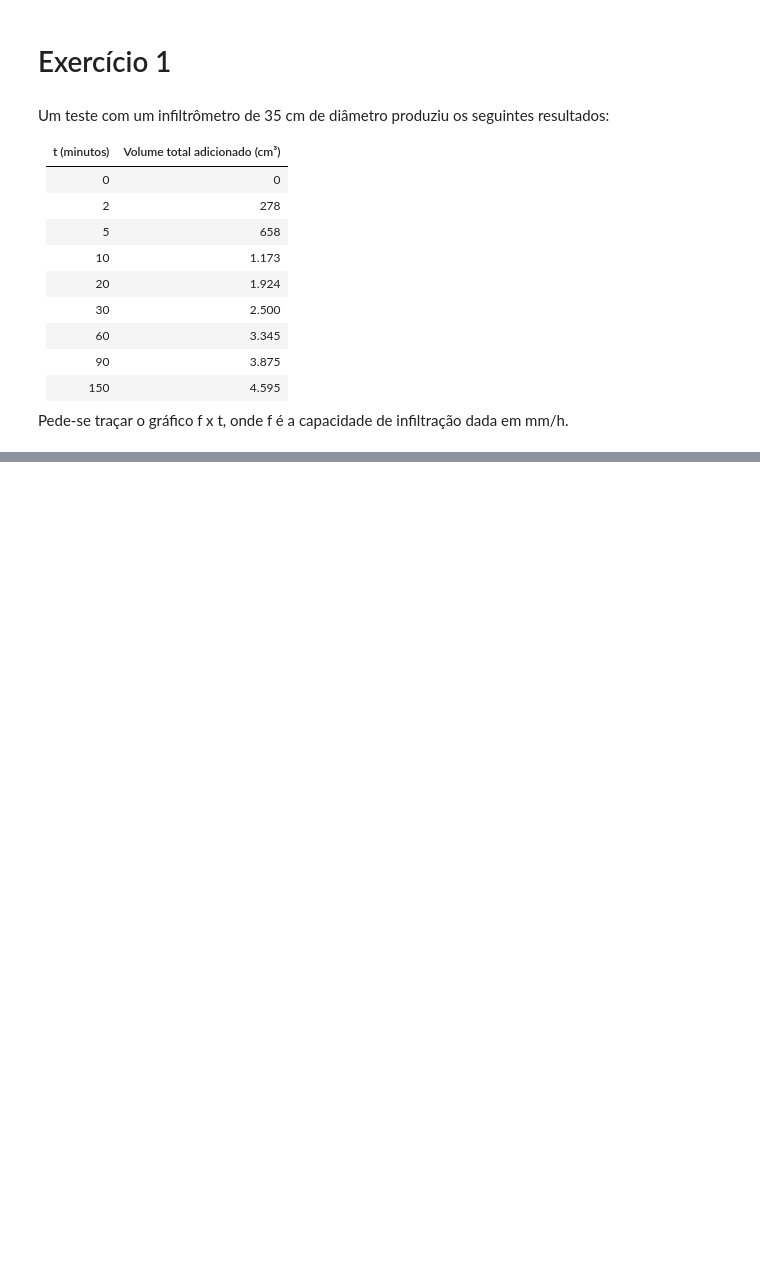
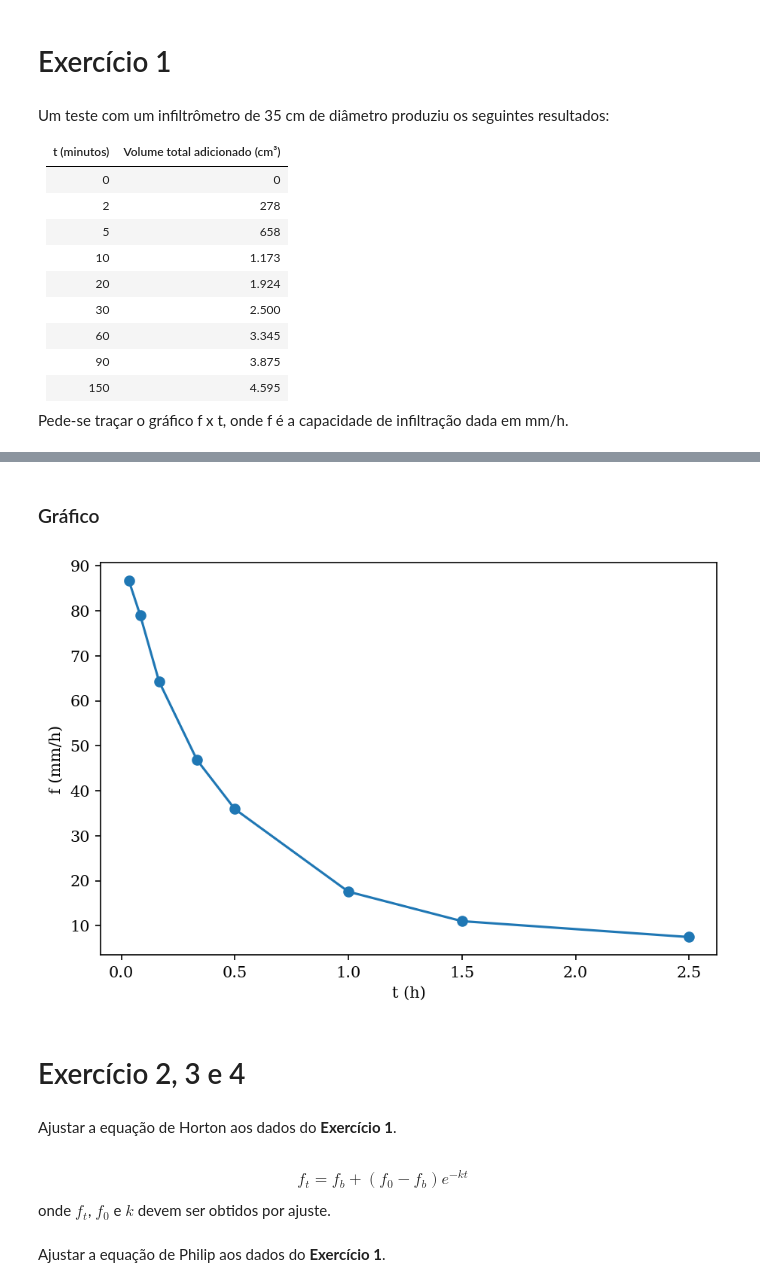
Before and after one commit to rqaita/hydrology, a Jupyter notebook: l_03.ipynb, the cells around one changed output, grey strips where cells are left out. Cells and saved outputs as stored; diff of their text form; code cells hidden in the pictures; blank space fills up the shorter version.

```diff
--- a/l_03.ipynb
+++ b/l_03.ipynb
@@ -35,0 +48,2 @@ e_01_dados = pd.DataFrame(e_01_dados)
+# %%
+A = 0.25 * np.pi * 35**2  # cm2
@@ -35,0 +56,7 @@ e_01_dados = pd.DataFrame(e_01_dados)
+# %%
+delta = e_01_dados.diff()
+delta["f"] = (delta["v"] * 1e+3) / (delta["t"] / 60) / (A * 1e+2)
+delta = delta.rename(columns={"t":"dt", "v":"dv"})
+# %%
+e_01_dados = pd.concat([e_01_dados, delta], axis=1)
+e_01_dados
@@ -35,0 +74,24 @@ e_01_dados = pd.DataFrame(e_01_dados)
+# %% [markdown]
+### Gráfico
+# %%
+fig, ax = plt.subplots(constrained_layout=True)
+
+ax.plot(e_01_dados["t"] / 60, delta["f"], marker="o")
+ax.set_xlabel("t (h)")
+ax.set_ylabel("f (mm/h)")
+
+fig.savefig("figures/l_03_01.png", format="png", dpi=300)
+plt.show()
+# %% [output]
+[figure, added]
+# %% [markdown]
+# Exercício 2, 3 e 4
+# %% [markdown]
+Ajustar a equação de Horton aos dados do **Exercício 1**.
+# %% [markdown]
+$$
+    f_t = f_b + (f_0 - f_b) e^{-kt}
+$$
+onde $f_t$, $f_0$ e $k$ devem ser obtidos por ajuste.
+# %% [markdown]
+Ajustar a equação de Philip aos dados do **Exercício 1**.
```
Also changed, not shown: parts of 28 cells of this notebook, 2 other files.
